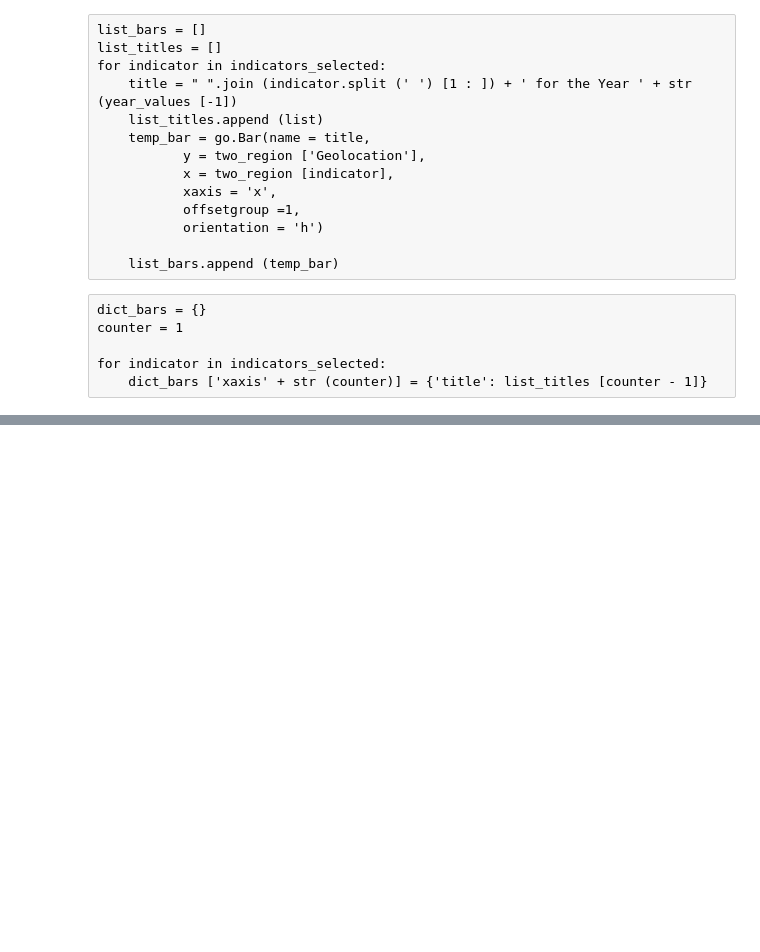
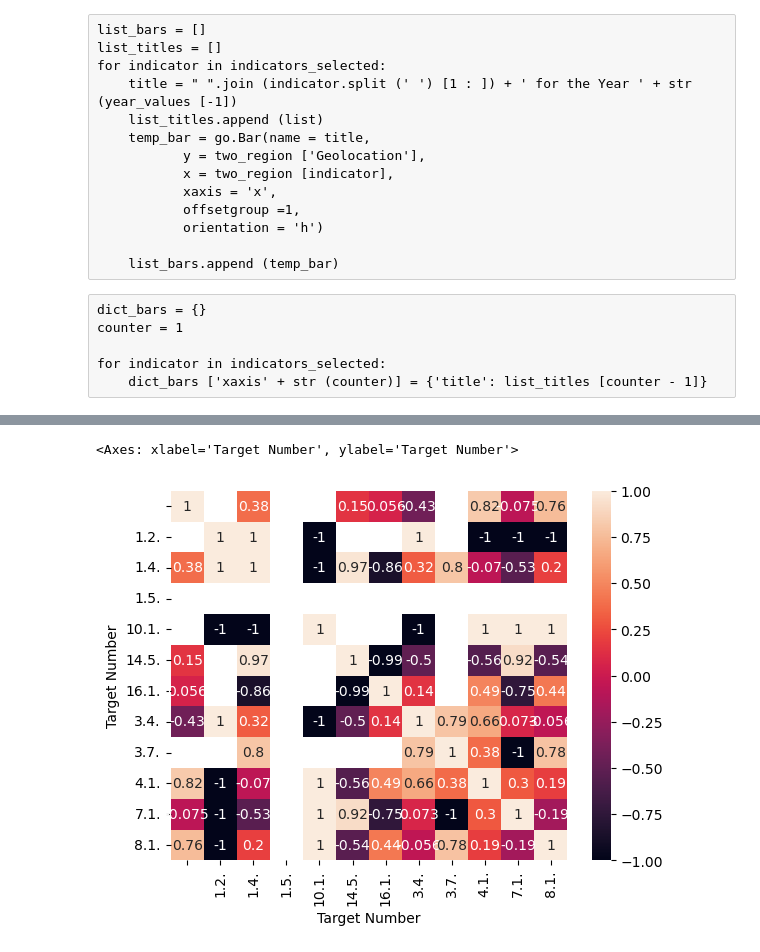
Before and after one commit to francheska-vicente/data101-ph-un-sgd, a Jupyter notebook: main_1.ipynb, the cells around one changed output, grey strips where cells are left out. Drawn from its saved outputs; the diff is of its cells as text; code cells hidden in the pictures; blank space fills up the shorter version.

Commit message:
added correlation heatmap

```diff
--- a/main_1.ipynb
+++ b/main_1.ipynb
@@ -457,0 +417,3 @@ for indicator in indicators_selected:
+# %%
+sdg_columns = sdg_data.columns [:-15]
+sdg_columns
@@ -457,0 +438,8 @@ for indicator in indicators_selected:
+# %%
+targets_value = ['Target Number', '', '1.2.', '1.4.', '1.4.', '1.4.', '1.4.', '1.4.', '1.4.', '1.4.', '1.4.', '1.4.', '1.5.',
+ '3.4.', '3.4.', '3.4.', '3.4.', '3.4.', '3.7.', '3.7.', '4.1.', '4.1.', '4.1.', '4.1.', '4.1.',
+ '4.1.', '4.1.', '4.1.', '4.1.', '', '7.1.', '8.1.', '10.1.', '10.1.', '14.5.', '14.5.',
+ '16.1.', '16.1.']
+# %%
+targets_df = pd.DataFrame ([targets_value], columns = sdg_columns)
+targets_df
@@ -457,0 +450,3 @@ for indicator in indicators_selected:
+# %%
+sdg_data_only = sdg_data [sdg_columns]
+sdg_data_only
@@ -457,0 +467,15 @@ for indicator in indicators_selected:
+# %%
+region_selected = 'PHILIPPINES'
+
+region_df = sdg_data_only [sdg_data_only ['Geolocation'] == region_selected]
+region_df = pd.concat ([targets_df, region_df]).reset_index (drop = True)
+region_df = region_df.T
+region_df.columns = region_df.iloc [0]
+region_df = region_df.drop (['Geolocation', 'Year'], axis = 0)
+region_df = region_df.groupby ('Target Number', group_keys=True).mean ().T
+region_df_corr = region_df.corr ()
+
+sns.heatmap(region_df_corr, annot = True)
+# %% [output]
+<Axes: xlabel='Target Number', ylabel='Target Number'>
+[figure, added]
```
Also changed, not shown: parts of 11 cells of this notebook.
